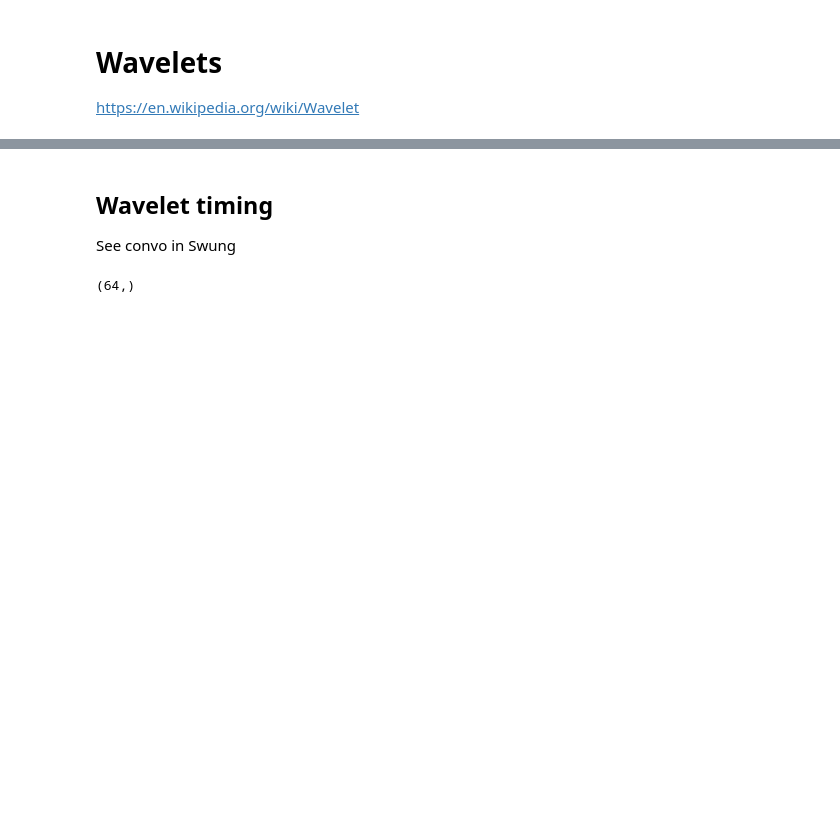
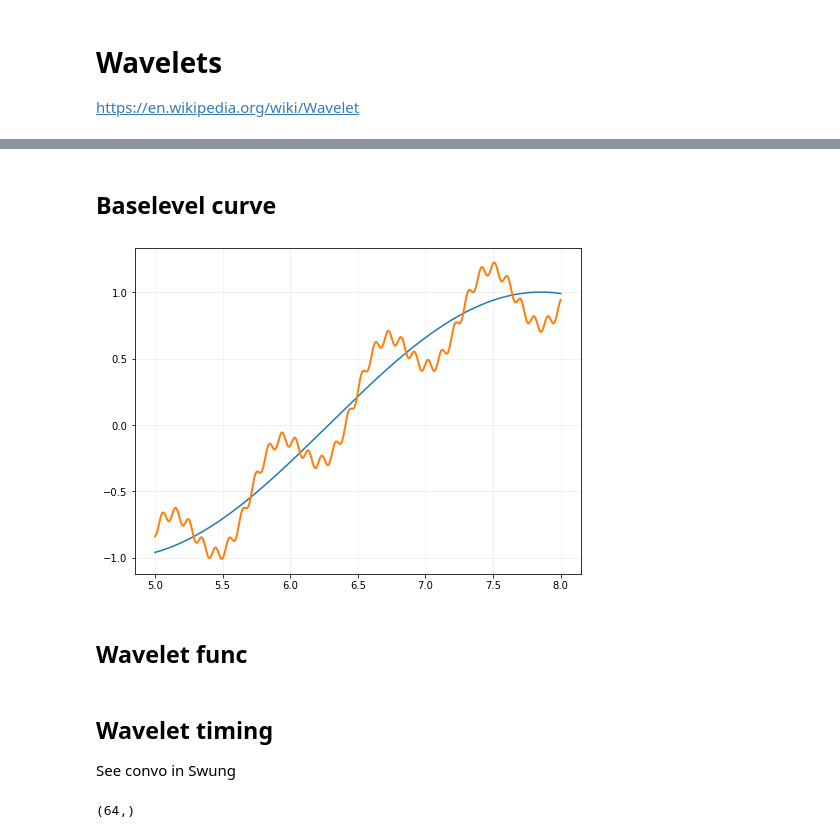
Before and after one commit to agilescientific/in-bruges, a Jupyter notebook: notebooks_dev/Wavelets.ipynb, the cells around one changed output, grey strips where cells are left out. Drawn from its saved outputs; the diff is of its cells as text; code cells hidden in the pictures; blank space fills up the shorter version.

```diff
--- a/notebooks_dev/Wavelets.ipynb
+++ b/notebooks_dev/Wavelets.ipynb
@@ -11,3 +93,18 @@ from scipy import signal
+# %% [markdown]
+## Baselevel curve
+# %%
+x = np.linspace(5, 8, num=1000)
+a = np.sin(x)
+c = np.sin(x) - 0.25 * np.cos(8 * x) - 0.05 * np.cos (64 * x)
+
+plt.figure(figsize=(8, 6))
+plt.plot(x, a)
+plt.plot(x, c, lw=2)
+plt.grid('k', alpha=0.2)
+# %% [output]
+[figure, added]
+# %% [markdown]
+## Wavelet func
 # %%
 # New meta-wavelet function
 def wavelet(duration, dt, f, phase=0, kind='ricker', return_t=False, args=None):
```
Also changed, not shown: parts of 7 cells of this notebook, 2 other files.
